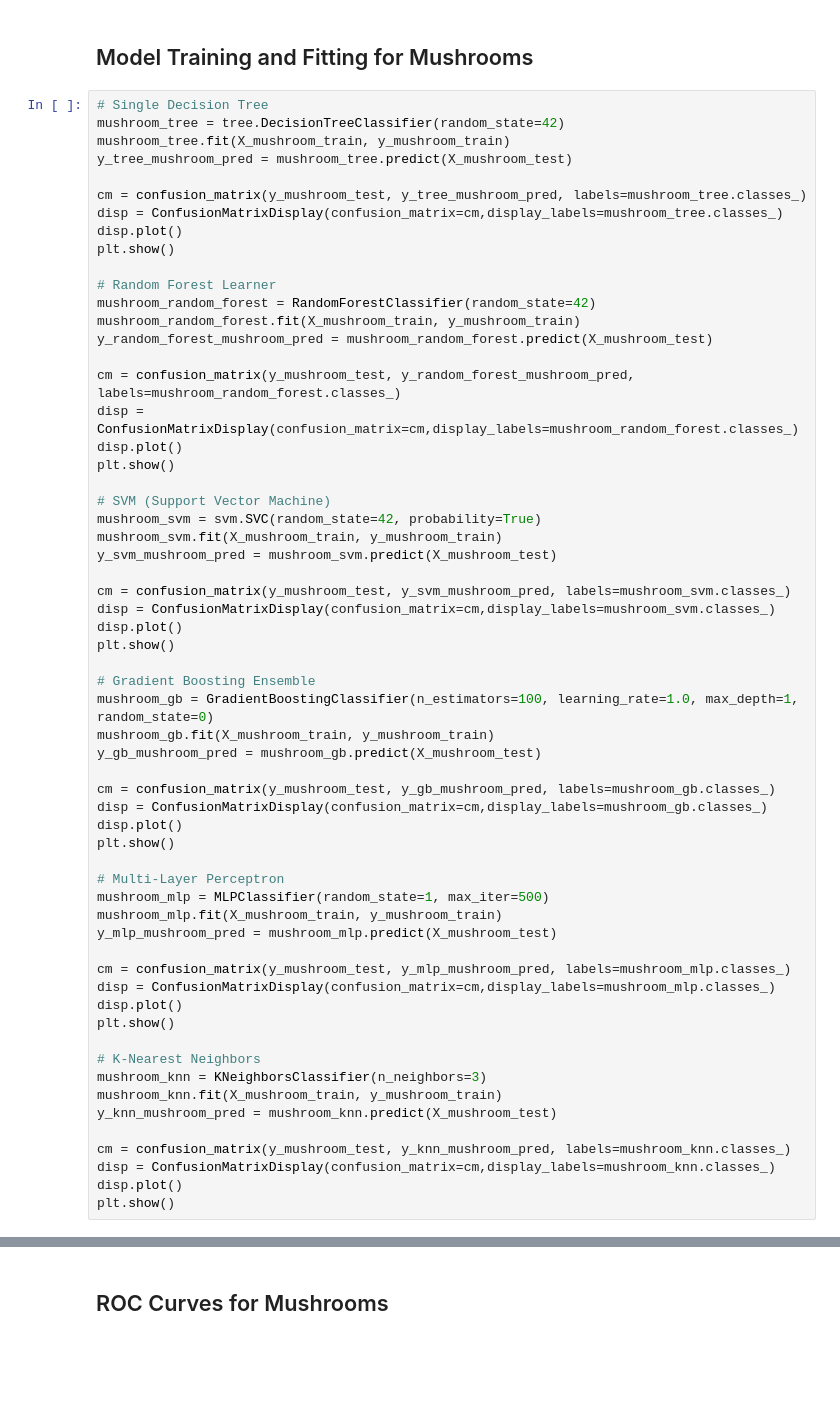
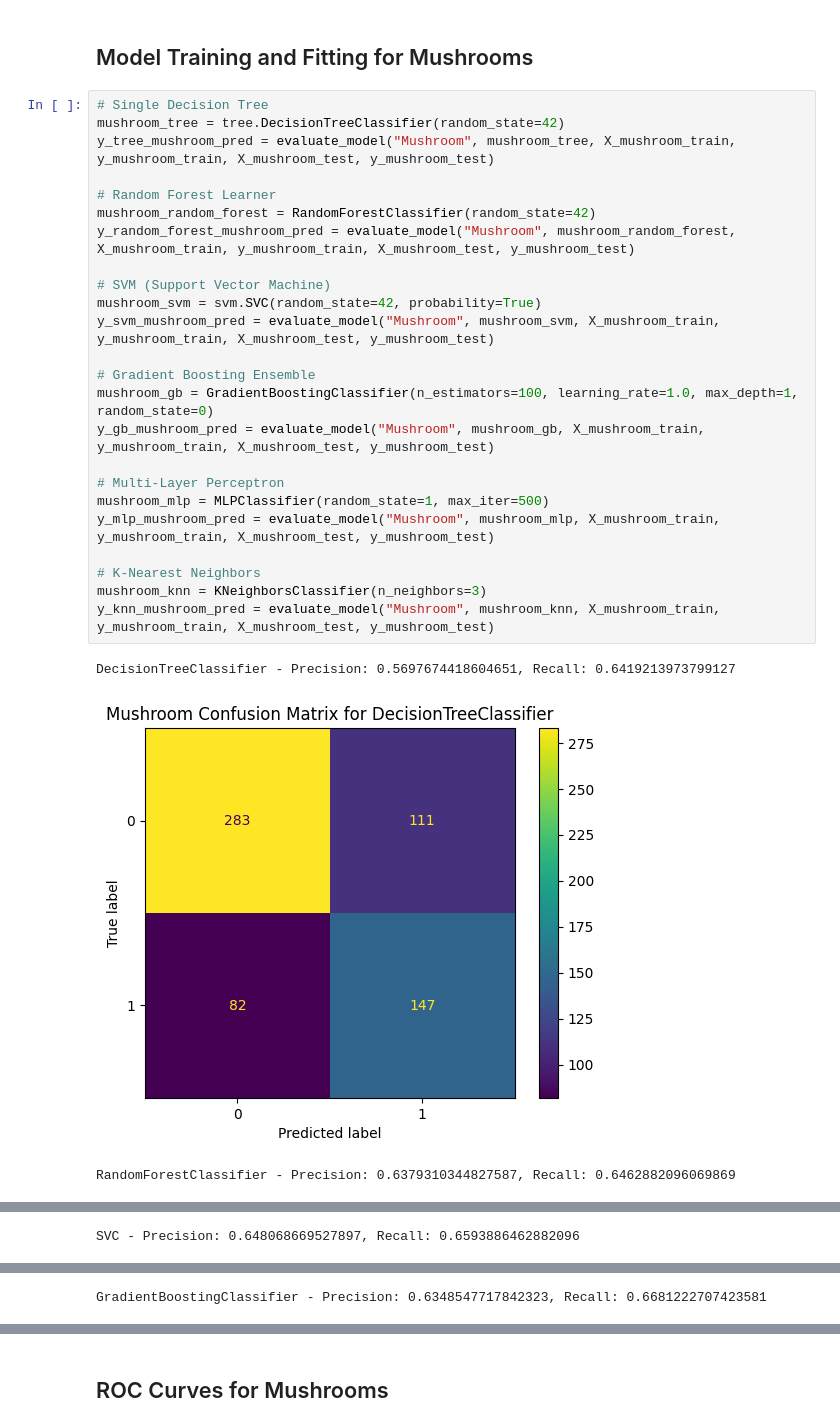
Before and after one commit to Harsheys21/Drug-Use-Prediction, a Jupyter notebook: Drug_Use_Prediction.ipynb, the cells around one changed output, grey strips where cells are left out. Drawn from its saved outputs; the diff is of its cells as text; blank space fills up the shorter version.

```diff
--- a/Drug_Use_Prediction.ipynb
+++ b/Drug_Use_Prediction.ipynb
@@ -192,60 +199,28 @@ plt.show()
 # %%
 # Single Decision Tree
 mushroom_tree = tree.DecisionTreeClassifier(random_state=42)
-mushroom_tree.fit(X_mushroom_train, y_mushroom_train)
-y_tree_mushroom_pred = mushroom_tree.predict(X_mushroom_test)
-
-cm = confusion_matrix(y_mushroom_test, y_tree_mushroom_pred, labels=mushroom_tree.classes_)
-disp = ConfusionMatrixDisplay(confusion_matrix=cm,display_labels=mushroom_tree.classes_)
-disp.plot()
-plt.show()
+y_tree_mushroom_pred = evaluate_model("Mushroom", mushroom_tree, X_mushroom_train, y_mushroom_train, X_mushroom_test, y_mushroom_test)
 
 # Random Forest Learner
 mushroom_random_forest = RandomForestClassifier(random_state=42)
-mushroom_random_forest.fit(X_mushroom_train, y_mushroom_train)
-y_random_forest_mushroom_pred = mushroom_random_forest.predict(X_mushroom_test)
-
-cm = confusion_matrix(y_mushroom_test, y_random_forest_mushroom_pred, labels=mushroom_random_forest.classes_)
-disp = ConfusionMatrixDisplay(confusion_matrix=cm,display_labels=mushroom_random_forest.classes_)
-disp.plot()
-plt.show()
+y_random_forest_mushroom_pred = evaluate_model("Mushroom", mushroom_random_forest, X_mushroom_train, y_mushroom_train, X_mushroom_test, y_mushroom_test)
 
 # SVM (Support Vector Machine)
 mushroom_svm = svm.SVC(random_state=42, probability=True)
-mushroom_svm.fit(X_mushroom_train, y_mushroom_train)
-y_svm_mushroom_pred = mushroom_svm.predict(X_mushroom_test)
-
-cm = confusion_matrix(y_mushroom_test, y_svm_mushroom_pred, labels=mushroom_svm.classes_)
-disp = ConfusionMatrixDisplay(confusion_matrix=cm,display_labels=mushroom_svm.classes_)
-disp.plot()
-plt.show()
+y_svm_mushroom_pred = evaluate_model("Mushroom", mushroom_svm, X_mushroom_train, y_mushroom_train, X_mushroom_test, y_mushroom_test)
 
 # Gradient Boosting Ensemble
 mushroom_gb = GradientBoostingClassifier(n_estimators=100, learning_rate=1.0, max_depth=1, random_state=0)
-mushroom_gb.fit(X_mushroom_train, y_mushroom_train)
-y_gb_mushroom_pred = mushroom_gb.predict(X_mushroom_test)
-
-cm = confusion_matrix(y_mushroom_test, y_gb_mushroom_pred, labels=mushroom_gb.classes_)
-disp = ConfusionMatrixDisplay(confusion_matrix=cm,display_labels=mushroom_gb.classes_)
-disp.plot()
-plt.show()
+y_gb_mushroom_pred = evaluate_model("Mushroom", mushroom_gb, X_mushroom_train, y_mushroom_train, X_mushroom_test, y_mushroom_test)
 
 # Multi-Layer Perceptron
 mushroom_mlp = MLPClassifier(random_state=1, max_iter=500)
-mushroom_mlp.fit(X_mushroom_train, y_mushroom_train)
-y_mlp_mushroom_pred = mushroom_mlp.predict(X_mushroom_test)
-
-cm = confusion_matrix(y_mushroom_test, y_mlp_mushroom_pred, labels=mushroom_mlp.classes_)
-disp = ConfusionMatrixDisplay(confusion_matrix=cm,display_labels=mushroom_mlp.classes_)
-disp.plot()
-plt.show()
+y_mlp_mushroom_pred = evaluate_model("Mushroom", mushroom_mlp, X_mushroom_train, y_mushroom_train, X_mushroom_test, y_mushroom_test)
 
 # K-Nearest Neighbors
 mushroom_knn = KNeighborsClassifier(n_neighbors=3)
-mushroom_knn.fit(X_mushroom_train, y_mushroom_train)
-y_knn_mushroom_pred = mushroom_knn.predict(X_mushroom_test)
-
-cm = confusion_matrix(y_mushroom_test, y_knn_mushroom_pred, labels=mushroom_knn.classes_)
-disp = ConfusionMatrixDisplay(confusion_matrix=cm,display_labels=mushroom_knn.classes_)
-disp.plot()
-plt.show()
+y_knn_mushroom_pred = evaluate_model("Mushroom", mushroom_knn, X_mushroom_train, y_mushroom_train, X_mushroom_test, y_mushroom_test)
+# %% [output]
+DecisionTreeClassifier - Precision: 0.5697674418604651, Recall: 0.6419213973799127
+[figure, added]
+RandomForestClassifier - Precision: 0.6379310344827587, Recall: 0.6462882096069869
@@ -251,0 +228 @@ plt.show()
+SVC - Precision: 0.648068669527897, Recall: 0.6593886462882096
@@ -251,0 +230 @@ plt.show()
+GradientBoostingClassifier - Precision: 0.6348547717842323, Recall: 0.6681222707423581
```
Also changed, not shown: parts of 44 cells of this notebook, 2 other files.
